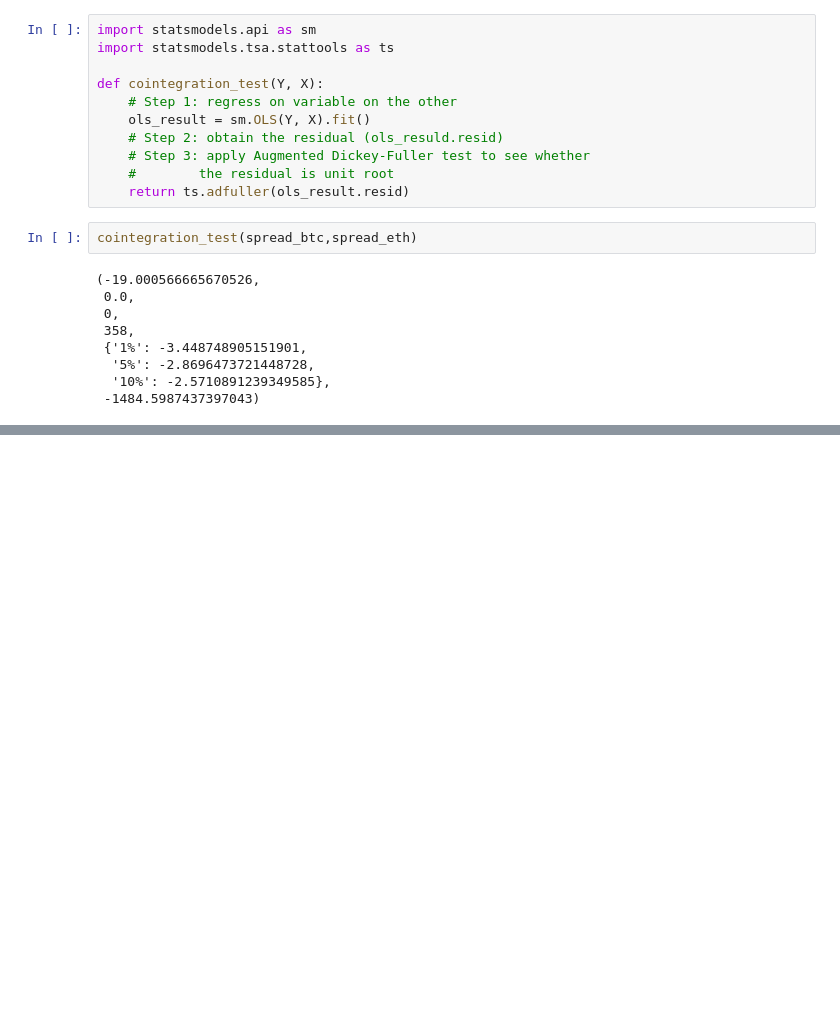
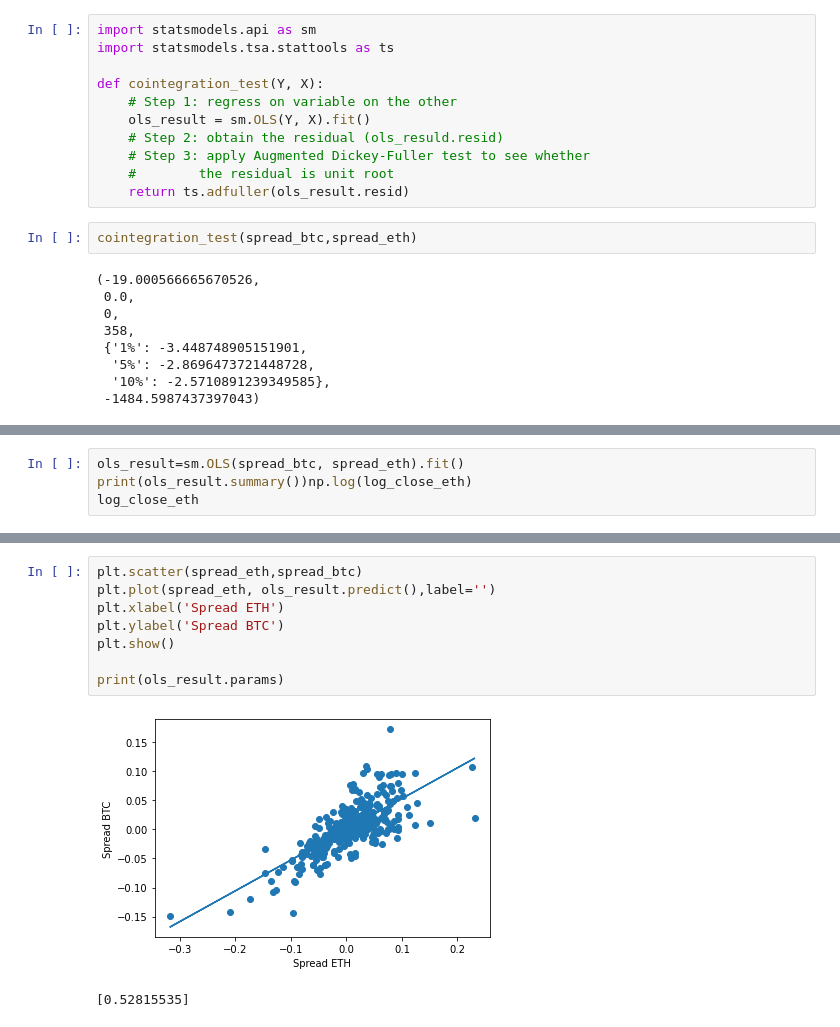
Before and after one commit to DataTortuga/crypto-pair-trade-analysis, a Jupyter notebook: BTC-ETH-Pair-Trade/BTC-ETH-Pair-Trade2.ipynb, the cells around one changed output, grey strips where cells are left out. Drawn from its saved outputs; the diff is of its cells as text; blank space fills up the shorter version.

```diff
--- a/BTC-ETH-Pair-Trade/BTC-ETH-Pair-Trade2.ipynb
+++ b/BTC-ETH-Pair-Trade/BTC-ETH-Pair-Trade2.ipynb
@@ -280,0 +291,4 @@ cointegration_test(spread_btc,spread_eth)
+# %%
+ols_result=sm.OLS(spread_btc, spread_eth).fit()
+print(ols_result.summary())np.log(log_close_eth)
+log_close_eth
@@ -280,0 +313,11 @@ cointegration_test(spread_btc,spread_eth)
+# %%
+plt.scatter(spread_eth,spread_btc)
+plt.plot(spread_eth, ols_result.predict(),label='')
+plt.xlabel('Spread ETH')
+plt.ylabel('Spread BTC')
+plt.show()
+
+print(ols_result.params)
+# %% [output]
+[figure, added]
+[0.52815535]
```
Also changed, not shown: parts of 8 cells of this notebook.
